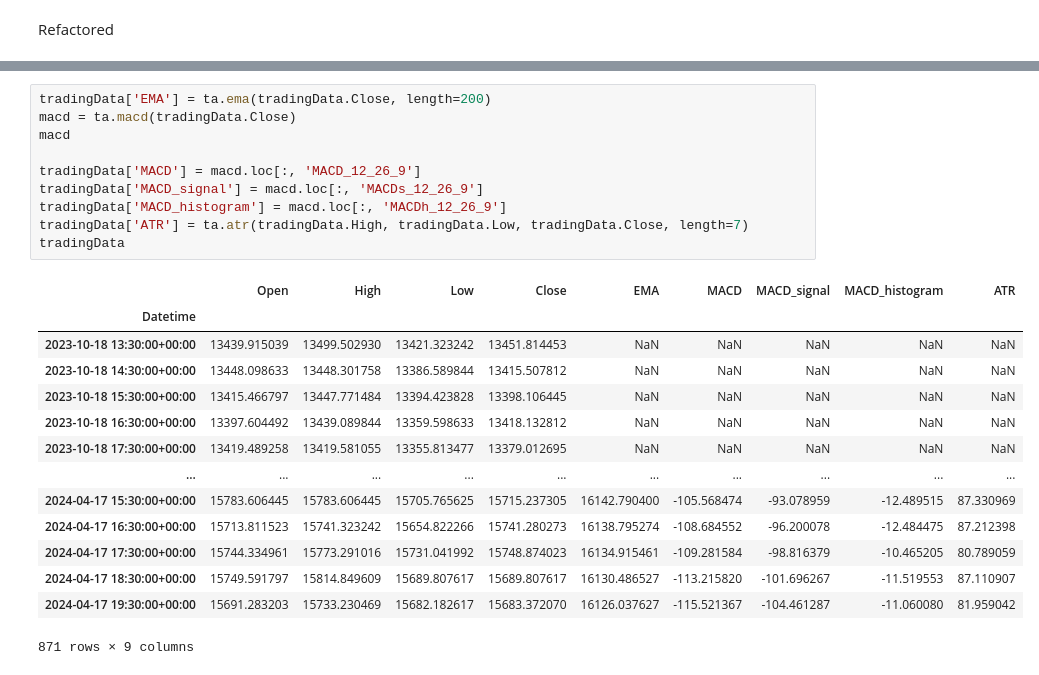
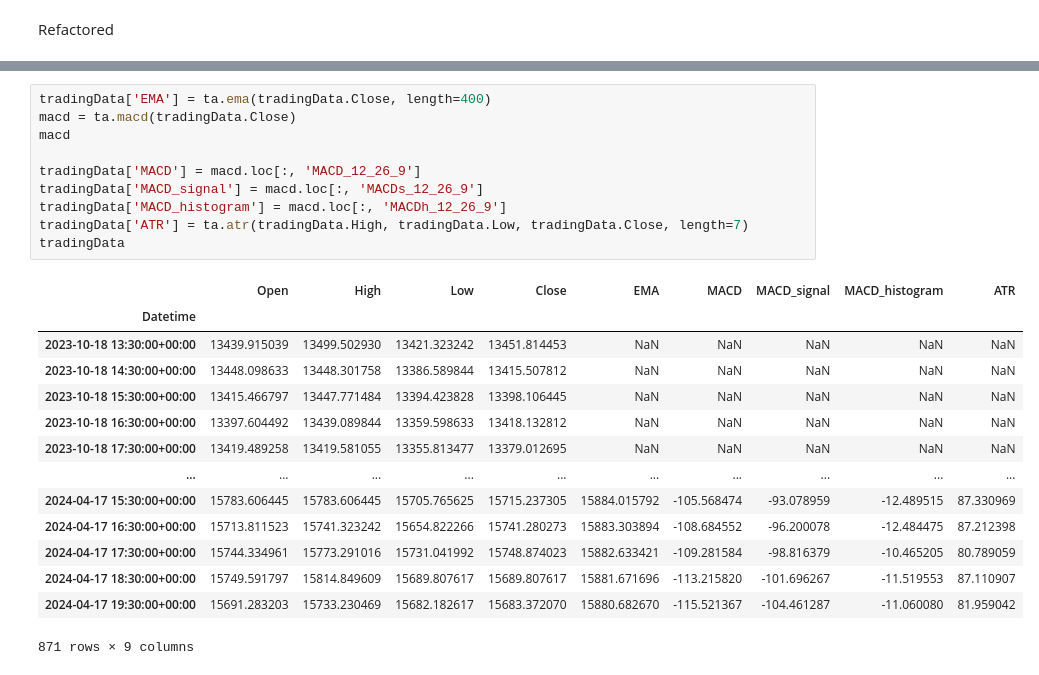
Before and after one commit to andrewchaa/trading-strategies, a Jupyter notebook: ddd-southwest/2_macd_1h_6mo_ema.ipynb, the cells around one changed output, grey strips where cells are left out. Drawn from its saved outputs; the diff is of its cells as text.

```diff
--- a/ddd-southwest/2.1_macd_backtest.ipynb
+++ b/ddd-southwest/2_macd_1h_6mo_ema.ipynb
@@ -37,27 +39,27 @@ tradingData
 | 2024-04-17 19:30:00+00:00 | 15691.283203 | 15733.230469 | 15682.182617 | 15683.372070 |
 871 rows × 4 columns
 # %%
-tradingData['EMA'] = ta.ema(tradingData.Close, length=200)
+tradingData['EMA'] = ta.ema(tradingData.Close, length=400)
 macd = ta.macd(tradingData.Close)
 macd
 
 tradingData['MACD'] = macd.loc[:, 'MACD_12_26_9']
 tradingData['MACD_signal'] = macd.loc[:, 'MACDs_12_26_9']
 tradingData['MACD_histogram'] = macd.loc[:, 'MACDh_12_26_9']
 tradingData['ATR'] = ta.atr(tradingData.High, tradingData.Low, tradingData.Close, length=7)
 tradingData
 # %% [output]
 |  | Open | High | Low | Close | EMA | MACD | MACD_signal | MACD_histogram | ATR |
 | Datetime |  |  |  |  |  |  |  |  |  |
 | 2023-10-18 13:30:00+00:00 | 13439.915039 | 13499.502930 | 13421.323242 | 13451.814453 | NaN | NaN | NaN | NaN | NaN |
 | 2023-10-18 14:30:00+00:00 | 13448.098633 | 13448.301758 | 13386.589844 | 13415.507812 | NaN | NaN | NaN | NaN | NaN |
 | 2023-10-18 15:30:00+00:00 | 13415.466797 | 13447.771484 | 13394.423828 | 13398.106445 | NaN | NaN | NaN | NaN | NaN |
 | 2023-10-18 16:30:00+00:00 | 13397.604492 | 13439.089844 | 13359.598633 | 13418.132812 | NaN | NaN | NaN | NaN | NaN |
 | 2023-10-18 17:30:00+00:00 | 13419.489258 | 13419.581055 | 13355.813477 | 13379.012695 | NaN | NaN | NaN | NaN | NaN |
 | ... | ... | ... | ... | ... | ... | ... | ... | ... | ... |
-| 2024-04-17 15:30:00+00:00 | 15783.606445 | 15783.606445 | 15705.765625 | 15715.237305 | 16142.790400 | -105.568474 | -93.078959 | -12.489515 | 87.330969 |
-| 2024-04-17 16:30:00+00:00 | 15713.811523 | 15741.323242 | 15654.822266 | 15741.280273 | 16138.795274 | -108.684552 | -96.200078 | -12.484475 | 87.212398 |
-| 2024-04-17 17:30:00+00:00 | 15744.334961 | 15773.291016 | 15731.041992 | 15748.874023 | 16134.915461 | -109.281584 | -98.816379 | -10.465205 | 80.789059 |
-| 2024-04-17 18:30:00+00:00 | 15749.591797 | 15814.849609 | 15689.807617 | 15689.807617 | 16130.486527 | -113.215820 | -101.696267 | -11.519553 | 87.110907 |
-| 2024-04-17 19:30:00+00:00 | 15691.283203 | 15733.230469 | 15682.182617 | 15683.372070 | 16126.037627 | -115.521367 | -104.461287 | -11.060080 | 81.959042 |
+| 2024-04-17 15:30:00+00:00 | 15783.606445 | 15783.606445 | 15705.765625 | 15715.237305 | 15884.015792 | -105.568474 | -93.078959 | -12.489515 | 87.330969 |
+| 2024-04-17 16:30:00+00:00 | 15713.811523 | 15741.323242 | 15654.822266 | 15741.280273 | 15883.303894 | -108.684552 | -96.200078 | -12.484475 | 87.212398 |
+| 2024-04-17 17:30:00+00:00 | 15744.334961 | 15773.291016 | 15731.041992 | 15748.874023 | 15882.633421 | -109.281584 | -98.816379 | -10.465205 | 80.789059 |
+| 2024-04-17 18:30:00+00:00 | 15749.591797 | 15814.849609 | 15689.807617 | 15689.807617 | 15881.671696 | -113.215820 | -101.696267 | -11.519553 | 87.110907 |
+| 2024-04-17 19:30:00+00:00 | 15691.283203 | 15733.230469 | 15682.182617 | 15683.372070 | 15880.682670 | -115.521367 | -104.461287 | -11.060080 | 81.959042 |
 871 rows × 9 columns
```
Also changed, not shown: parts of 14 cells of this notebook, 2 other files.
